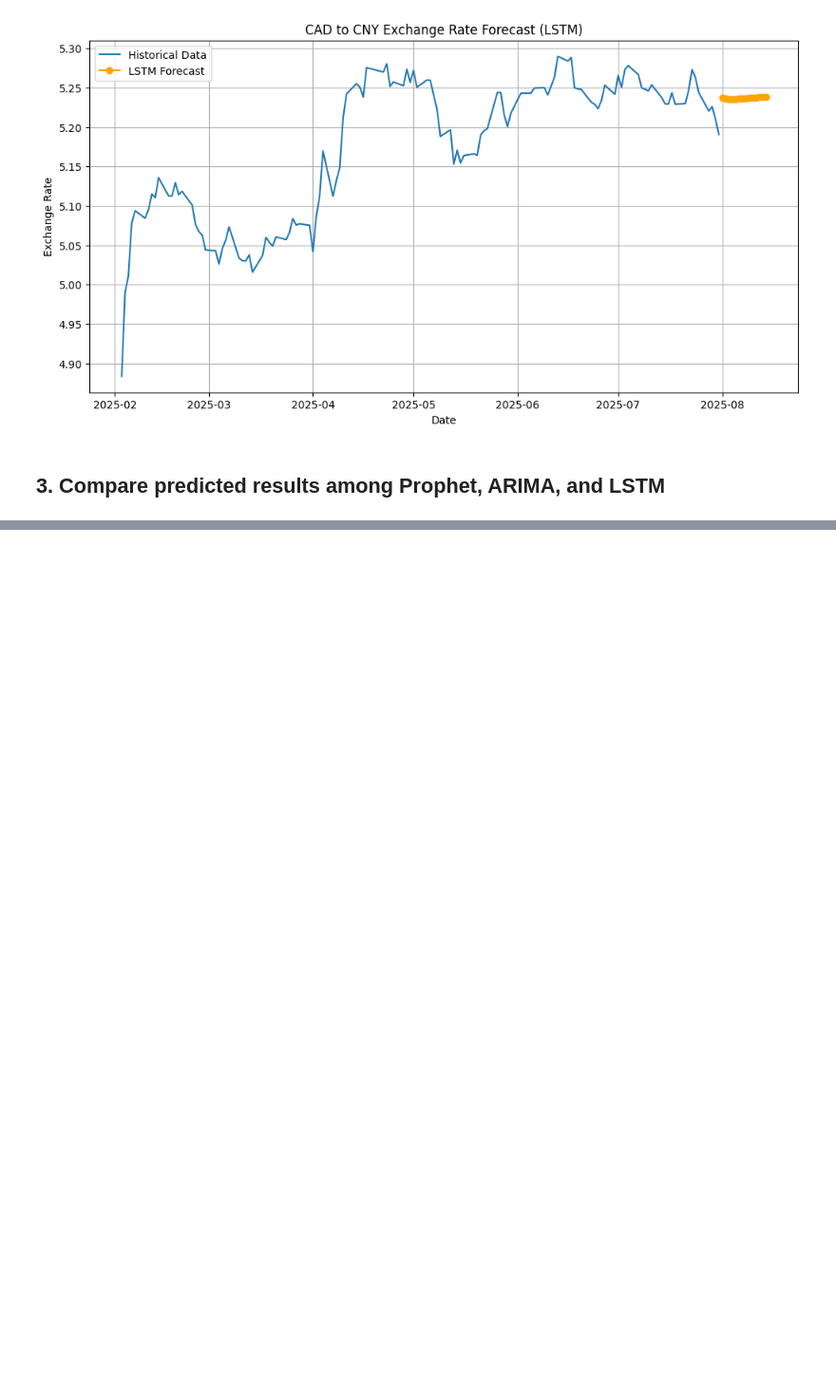
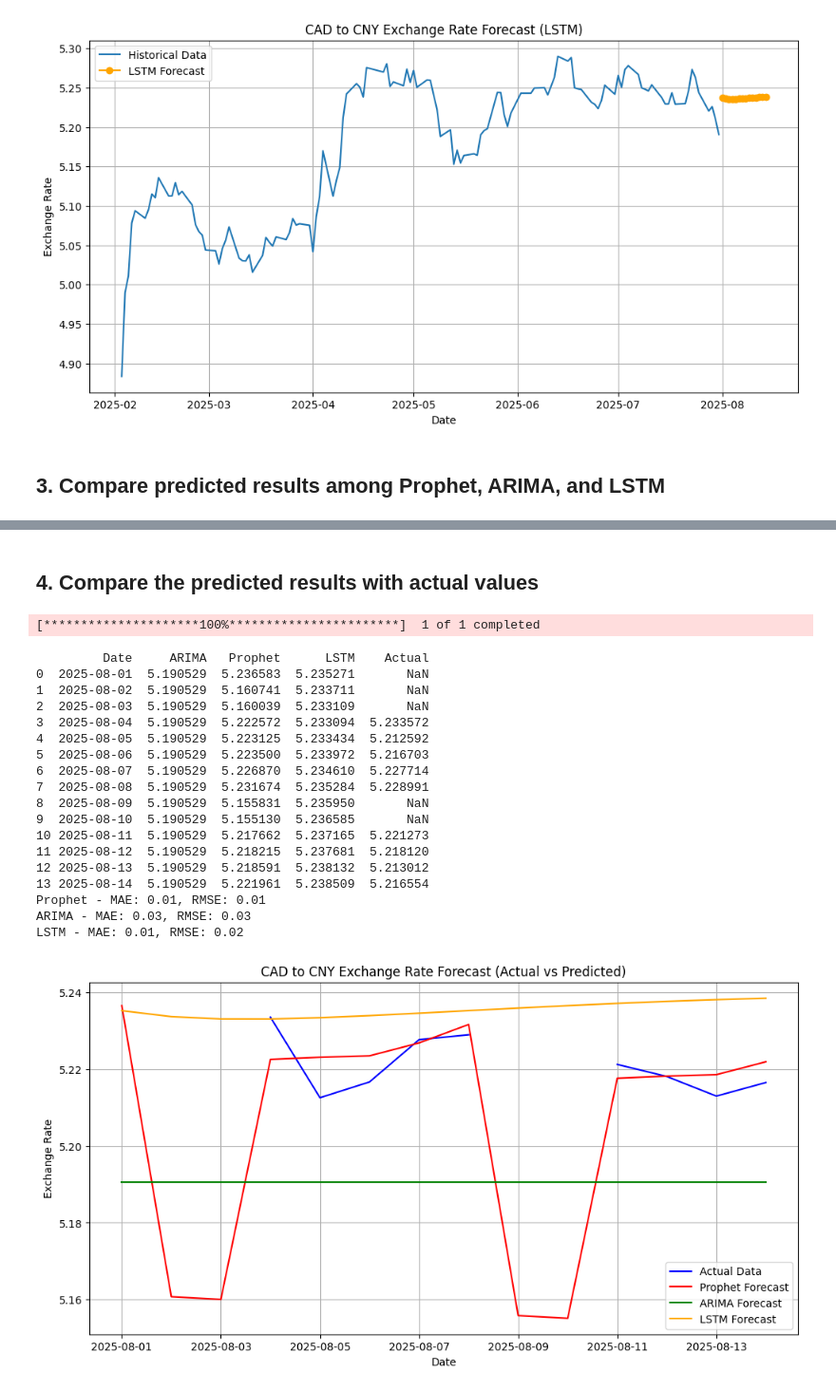
Before and after one commit to changbai-phu/Currency_Exchange_Rate_Predict, a Jupyter notebook: Different_Forecast.ipynb, the cells around one changed output, grey strips where cells are left out. Shown: that part at 95% size. Drawn from its saved outputs; the diff is of its cells as text; code cells hidden in the pictures; blank space fills up the shorter version.

```diff
--- a/Different_Forecast.ipynb
+++ b/Different_Forecast.ipynb
@@ -393,0 +559,62 @@ plt.show()
+# %% [markdown]
+## 4. Compare the predicted results with actual values
+# %%
+import yfinance as yf
+
+# Get the 14 days of actual data
+actual_14_df = yf.download("CADCNY=X", start="2025-08-02", end="2025-08-16", interval='1d')
+actual_14_df = actual_14_df[['Close']]
+actual_14_df = actual_14_df.reset_index()
+actual_14_df.columns = ['Date', 'Actual']
+
+# Merge with existing predicted results
+merged = pd.merge(comparison_df, actual_14_df, on='Date', how='left')
+print(merged)
+
+# Calculate MAE and RMSE
+def mae(actual, predicted):
+    return np.mean(np.abs(actual - predicted))
+
+def rmse(actual, predicted):
+    return np.sqrt(np.mean((actual - predicted)**2))
+
+for model in ['Prophet', 'ARIMA', 'LSTM']:
+    mae_value = mae(merged['Actual'], merged[model])
+    rmse_value = rmse(merged['Actual'], merged[model])
+    print(f"{model} - MAE: {mae_value:.2f}, RMSE: {rmse_value:.2f}")
+
+
+# Plot
+plt.figure(figsize=(12, 6))
+plt.plot(merged['Date'], merged['Actual'], label='Actual Data', color='blue')
+plt.plot(merged['Date'], merged['Prophet'], color='red', label='Prophet Forecast')
+plt.plot(merged['Date'], merged['ARIMA'], color='green', label='ARIMA Forecast')
+plt.plot(merged['Date'], merged['LSTM'], color='orange', label='LSTM Forecast')
+
+plt.title('CAD to CNY Exchange Rate Forecast (Actual vs Predicted)')
+plt.xlabel('Date')
+plt.ylabel('Exchange Rate')
+plt.legend()
+plt.grid(True)
+plt.show()
+# %% [output]
+[*********************100%***********************]  1 of 1 completed
+         Date     ARIMA   Prophet      LSTM    Actual
+0  2025-08-01  5.190529  5.236583  5.235271       NaN
+1  2025-08-02  5.190529  5.160741  5.233711       NaN
+2  2025-08-03  5.190529  5.160039  5.233109       NaN
+3  2025-08-04  5.190529  5.222572  5.233094  5.233572
+4  2025-08-05  5.190529  5.223125  5.233434  5.212592
+5  2025-08-06  5.190529  5.223500  5.233972  5.216703
+6  2025-08-07  5.190529  5.226870  5.234610  5.227714
+7  2025-08-08  5.190529  5.231674  5.235284  5.228991
+8  2025-08-09  5.190529  5.155831  5.235950       NaN
+9  2025-08-10  5.190529  5.155130  5.236585       NaN
+10 2025-08-11  5.190529  5.217662  5.237165  5.221273
+11 2025-08-12  5.190529  5.218215  5.237681  5.218120
+12 2025-08-13  5.190529  5.218591  5.238132  5.213012
+13 2025-08-14  5.190529  5.221961  5.238509  5.216554
+Prophet - MAE: 0.01, RMSE: 0.01
+ARIMA - MAE: 0.03, RMSE: 0.03
+LSTM - MAE: 0.01, RMSE: 0.02
+[figure, added]
```
Also changed, not shown: parts of 2 cells of this notebook.
